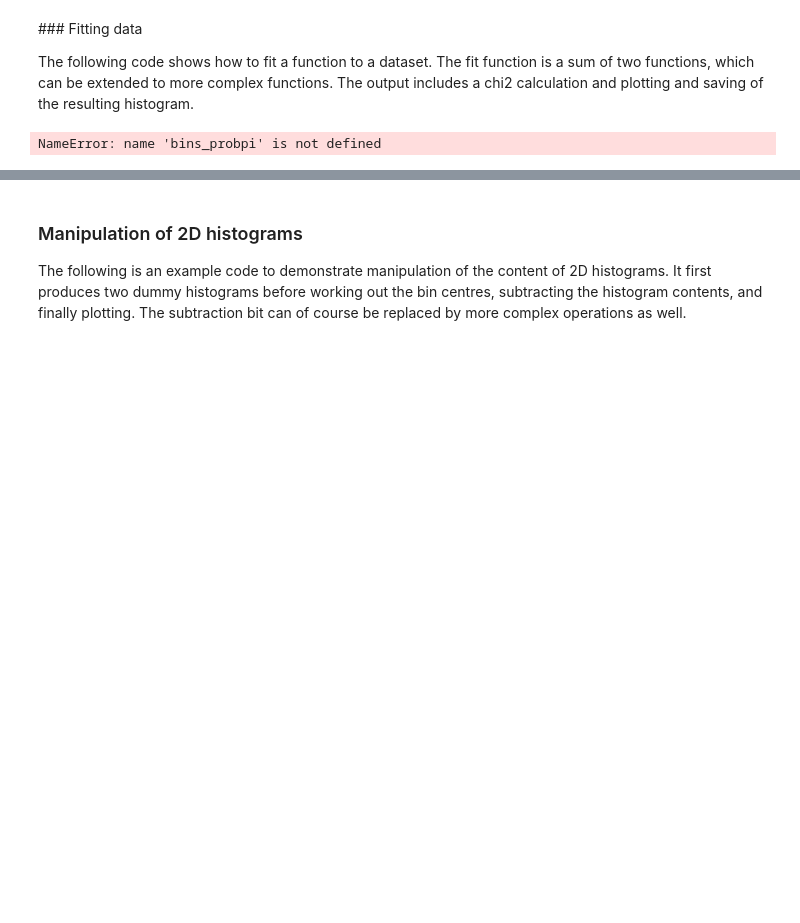
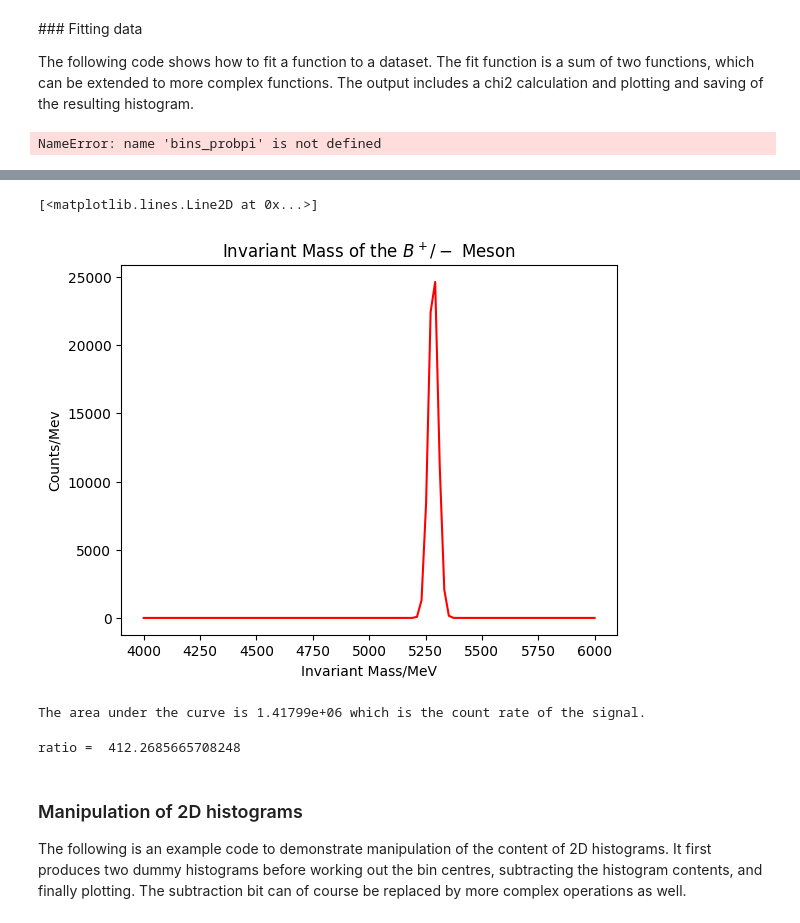
Before and after one commit to aavashsubedi/labs_yr3, a Jupyter notebook: matter_antimatter/aavash.ipynb, the cells around one changed output, grey strips where cells are left out. Cells and saved outputs as stored; diff of their text form; code cells hidden in the pictures; blank space fills up the shorter version.

```diff
--- a/matter_antimatter/aavash.ipynb
+++ b/matter_antimatter/aavash.ipynb
@@ -654,0 +482,37 @@ ndf =  17
+# %%
+def clean_data(y_data, y_other):
+
+    for y_indivual in y_other:
+        y_data = y_data - y_indivual
+
+    return y_data
+
+y_signal = clean_data(y_data,[y_plot_1, y_plot_3])
+
+plt.xlabel('Invariant Mass/MeV')
+plt.ylabel('Counts/Mev')
+plt.title('Invariant Mass of the $B^+/-$ Meson')
+plt.plot(x_data, y_signal, 'r-', label='fit')
+# %% [output]
+[<matplotlib.lines.Line2D at 0x...>]
+[figure, added]
+# %%
+def area_under_curve(x_data, y_data):
+    area = np.trapz(y_data, x_data)
+    #find area using monte carlo method
+
+    return area
+#find area under a histogram using monte carlo method
+def area_monte(x_data, y_data):
+    return 0
+
+area = area_under_curve(x_data, y_signal)
+print(f"The area under the curve is {area:g} which is the count rate of the signal.")
+# %% [output]
+The area under the curve is 1.41799e+06 which is the count rate of the signal.
+# %%
+#find the ratio of the signal to the background
+ratio = area/np.sqrt(area_under_curve(x_data, y_data) + area)
+print('ratio = ', ratio)
+# %% [output]
+ratio =  412.2685665708248
```
Also changed, not shown: parts of 9 cells of this notebook.
